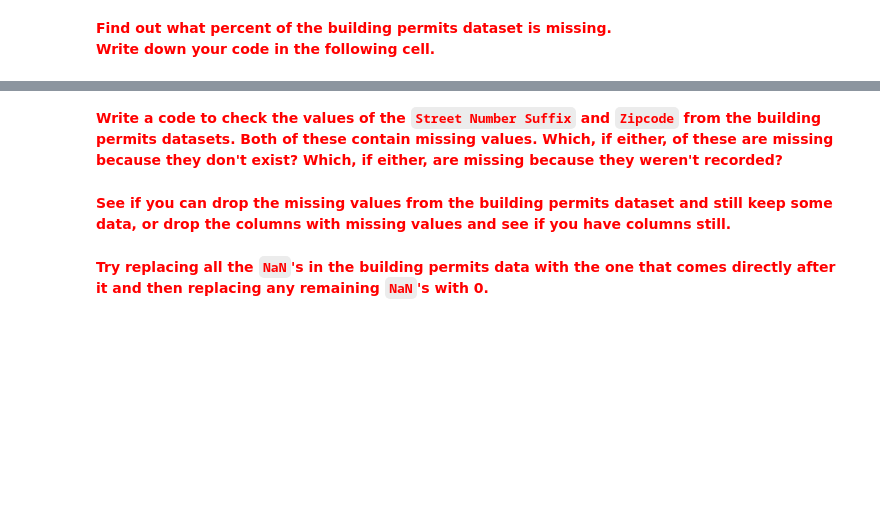
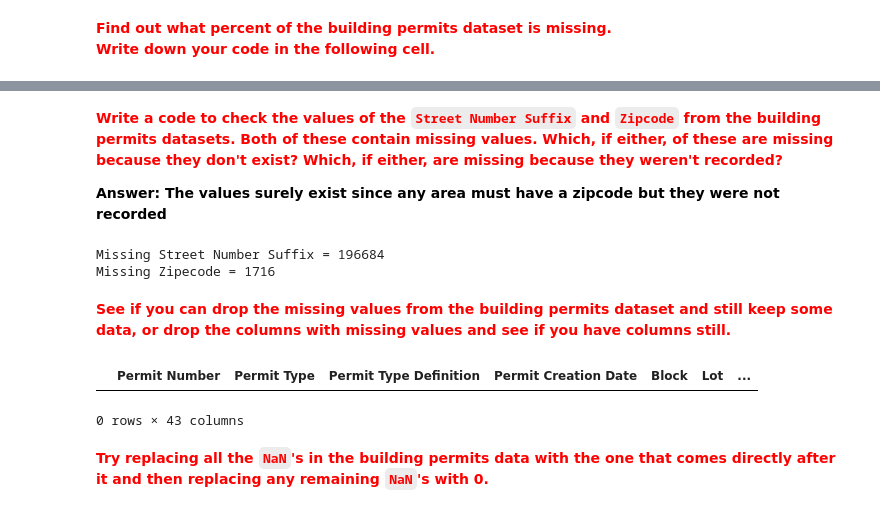
Before and after one commit to moustafaatef74/Data-Engineering, a Jupyter notebook: Assignment 1/Assignment 1.ipynb, the cells around one changed output, grey strips where cells are left out. Cells and saved outputs as stored; diff of their text form; code cells hidden in the pictures; blank space fills up the shorter version.

```diff
--- a/Assignment 1/Assignment 1.ipynb
+++ b/Assignment 1/Assignment 1.ipynb
@@ -299,6 +351,22 @@ NameError: name 'mean_simpleimputer' is not defined
 # %% [markdown]
 <span style="color:red"><b>Write a code to check the values of the `Street Number Suffix` and `Zipcode` from the building permits datasets. Both of these contain missing values. Which, if either, of these are missing because they don't exist? Which, if either, are missing because they weren't recorded?</b></span>
+
+<span style="color:black"><b> Answer: The values surely exist since any area must have a zipcode but they were not recorded</b></span>
+# %%
+# look at the # of missing points in the first ten columns
+print("Missing Street Number Suffix = " + str(missing_values_count_permits["Street Number Suffix"]))
+print("Missing Zipecode = " + str(missing_values_count_permits["Zipcode"]))
+# %% [output]
+Missing Street Number Suffix = 196684
+Missing Zipecode = 1716
 # %% [markdown]
 <span style="color:red"><b>See if you can drop the missing values from the building permits dataset and still keep some data, or drop the columns with missing values and see if you have columns still.</b></span>
+# %%
+# remove all the rows that contain a missing value
+permits = permits.dropna()
+permits.head(5)
+# %% [output]
+|  | Permit Number | Permit Type | Permit Type Definition | Permit Creation Date | Block | Lot | ... |
+0 rows × 43 columns
 # %% [markdown]
 <span style="color:red"><b>Try replacing all the `NaN`'s in the building permits data with the one that comes directly after it and then replacing any remaining `NaN`'s with 0.</b></span>
```
Also changed, not shown: parts of 5 cells of this notebook, 1 other file.
